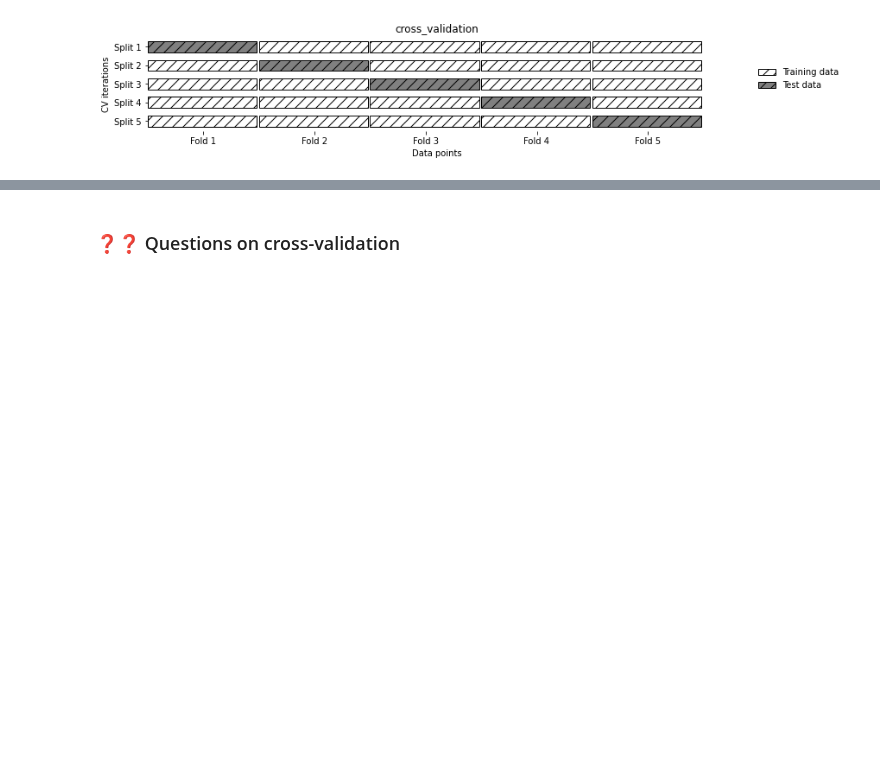
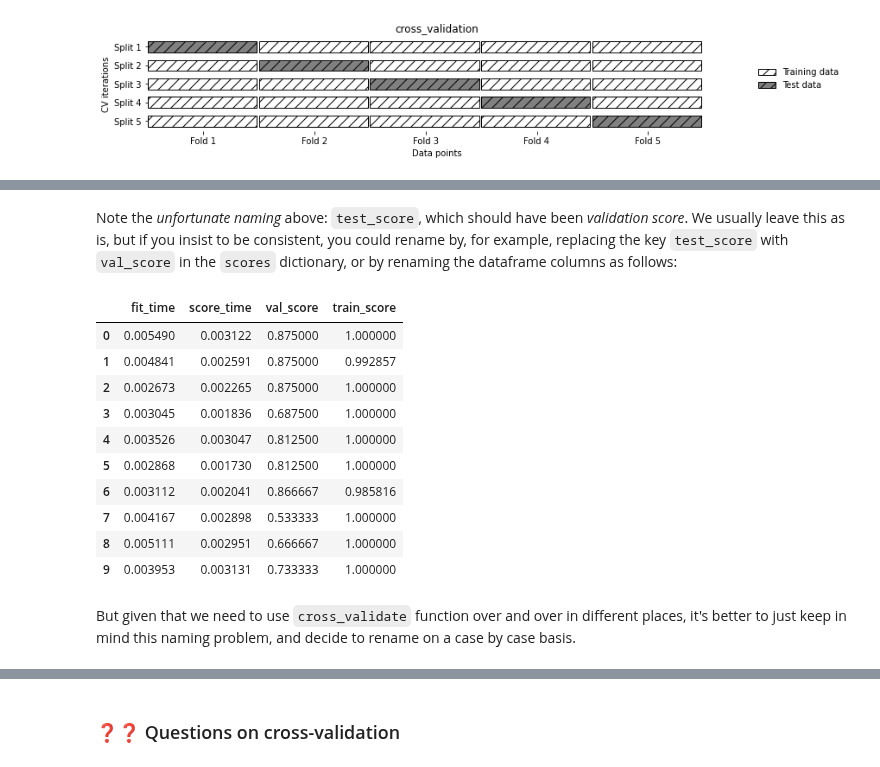
Before and after one commit to UBC-CS/cpsc330-2023s, a Jupyter notebook: lectures/03_ml-fundamentals.ipynb, the cells around one changed output, grey strips where cells are left out. Saved outputs shown, nothing was run; the diff lists cells and outputs as text; code cells hidden in the pictures; blank space fills up the shorter version.

```diff
--- a/lectures/03_ml-fundamentals.ipynb
+++ b/lectures/03_ml-fundamentals.ipynb
@@ -615,3 +625,21 @@ pd.DataFrame(scores)
+# %% [markdown]
+Note the *unfortunate naming* above: `test_score`, which should have been *validation score*. We usually leave this as is, but if you insist to be consistent, you could rename by, for example, replacing the key `test_score` with `val_score` in the `scores` dictionary, or by renaming the dataframe columns as follows:
+# %%
+pd.DataFrame(scores).rename({'test_score': 'val_score'}, axis='columns')
+# %% [output]
+|  | fit_time | score_time | val_score | train_score |
+| 0 | 0.005490 | 0.003122 | 0.875000 | 1.000000 |
+| 1 | 0.004841 | 0.002591 | 0.875000 | 0.992857 |
+| 2 | 0.002673 | 0.002265 | 0.875000 | 1.000000 |
+| 3 | 0.003045 | 0.001836 | 0.687500 | 1.000000 |
+| 4 | 0.003526 | 0.003047 | 0.812500 | 1.000000 |
+| 5 | 0.002868 | 0.001730 | 0.812500 | 1.000000 |
+| 6 | 0.003112 | 0.002041 | 0.866667 | 0.985816 |
+| 7 | 0.004167 | 0.002898 | 0.533333 | 1.000000 |
+| 8 | 0.005111 | 0.002951 | 0.666667 | 1.000000 |
+| 9 | 0.003953 | 0.003131 | 0.733333 | 1.000000 |
+# %% [markdown]
+But given that we need to use `cross_validate` function over and over in different places, it's better to just keep in mind this naming problem, and decide to rename on a case by case basis.
 # %%
 def mean_std_cross_val_scores(model, X_train, y_train, **kwargs):
     """
```
Also changed, not shown: parts of 34 cells of this notebook, 2 other files.
